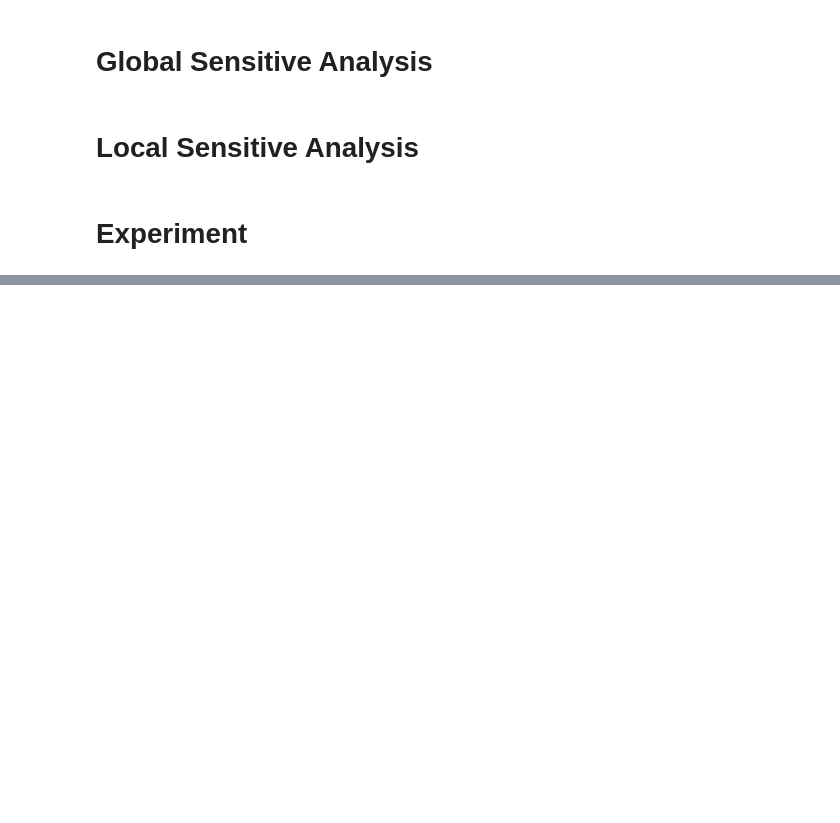
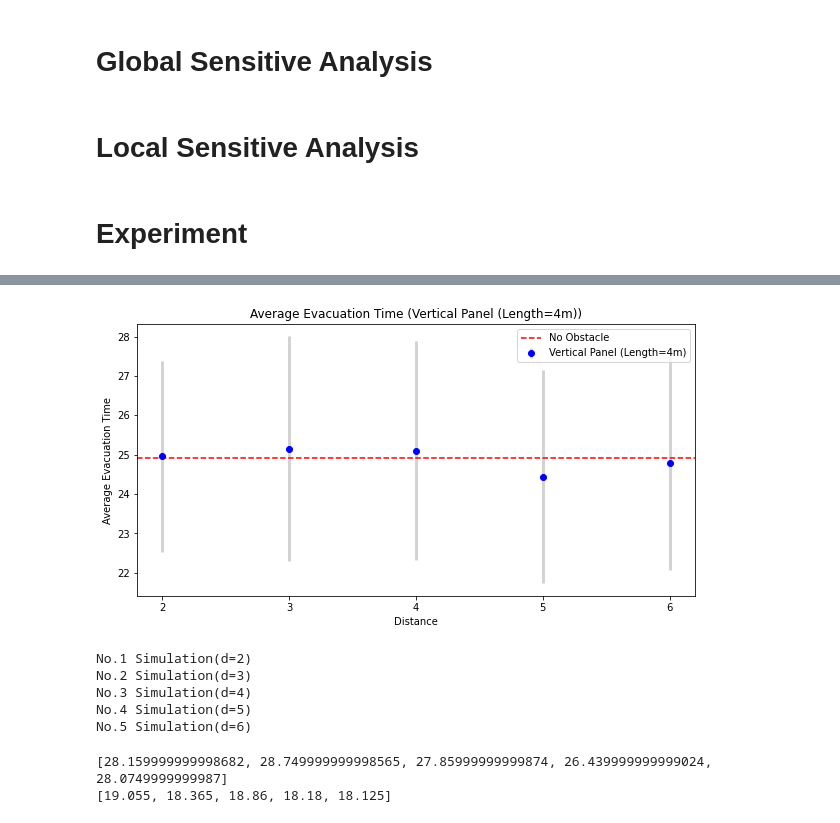
Before and after one commit to ann0215/ABM, a Jupyter notebook: update/experiment.ipynb, the cells around one changed output, grey strips where cells are left out. Saved outputs shown, nothing was run; the diff lists cells and outputs as text; code cells hidden in the pictures; blank space fills up the shorter version.

```diff
--- a/update/experiment.ipynb
+++ b/update/experiment.ipynb
@@ -147,0 +270,38 @@ Time when 100% of people moved out: 57.735 seconds
+# %%
+plot_with_ci(time_list_d_vertic_len4,range(2,7), obstacle_type='Vertical Panel (Length=4m)', value_noobs=24.91)
+# %% [output]
+[figure, added]
+# %%
+# vertical panel with length of 4
+r_1 = 1
+r_2 = 0
+r_3 = 0
+A_p=998.97
+A_o=998.97
+time_list_d = []
+time_perct_list_d = []
+for d in range(2,7):
+    print(f"No.{d-1} Simulation(d={d})")
+    for seed in range(10):
+        time_list = []
+        time_perct_list = []
+        barrier_set = barrier_set_noobs + [(26-d-4,8),(26-d,9)]
+        time, time_perct = one_simulation(barrier_set, percent_threshold,
+                    r_1, r_2, r_3, A_p, A_o, B, beta1, beta2,
+                    N, delta_time, seed, gui_display=False)
+        time_list.append(time)
+        time_perct_list.append(time_perct)
+    time_list_d.append(np.mean(time_list))
+    time_perct_list_d.append(np.mean(time_perct_list))
+# %% [output]
+No.1 Simulation(d=2)
+No.2 Simulation(d=3)
+No.3 Simulation(d=4)
+No.4 Simulation(d=5)
+No.5 Simulation(d=6)
+# %%
+print(time_list_d)
+print(time_perct_list_d)
+# %% [output]
+[28.159999999998682, 28.749999999998565, 27.85999999999874, 26.439999999999024, 28.0749999999987]
+[19.055, 18.365, 18.86, 18.18, 18.125]
```
Also changed, not shown: parts of 33 cells of this notebook, 1 other file.
